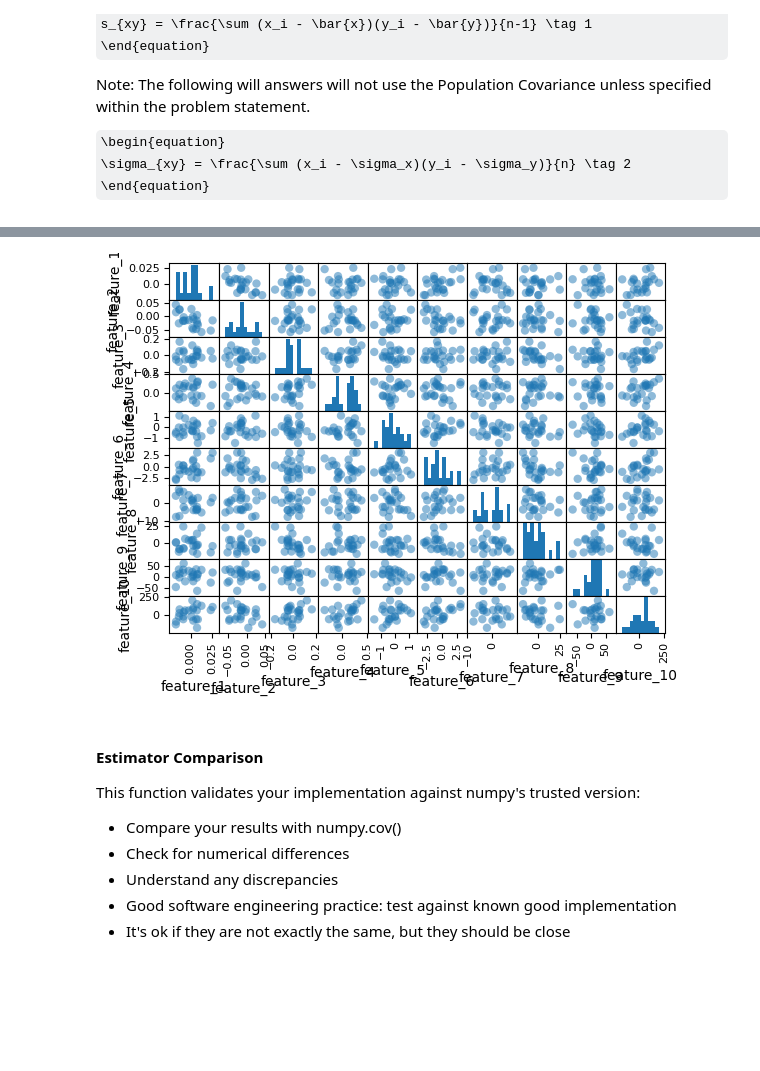
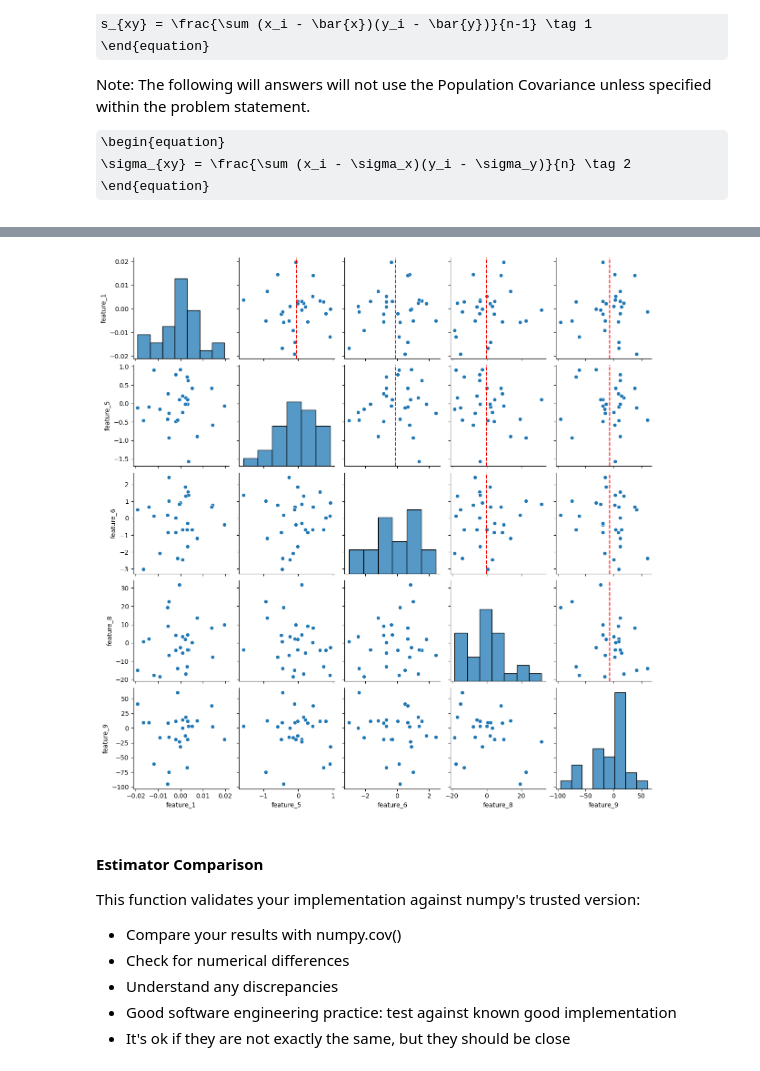
Before and after one commit to JoeCool-Engineer/project-1, a Jupyter notebook: sensor_data_alt.ipynb, the cells around one changed output, grey strips where cells are left out. Drawn from its saved outputs; the diff is of its cells as text; code cells hidden in the pictures; some formulas as TeX source; blank space fills up the shorter version.

```diff
--- a/sensor_data_alt.ipynb
+++ b/sensor_data_alt.ipynb
@@ -119,9 +122,10 @@ Note: The following will answers will not use the Population Covariance unless s
 \sigma_{xy} = \frac{\sum (x_i - \sigma_x)(y_i - \sigma_y)}{n} \tag 2
 \end{equation}
 # %%
+"""
 def estimate_covariance(X: np.ndarray,
                        centered: bool = True) -> np.ndarray:
-    """
+
     Compute sample covariance matrix from data
 
     Args:
@@ -145,6 +149,19 @@ def estimate_covariance(X: np.ndarray,
     # - Look up numpy's mean() function parameters
     # - Think about matrix multiplication with transpose
     # - Consider how to verify your result is symmetric
+"""
+def rand_cols( features, min, max):
+    random_list = []
+    for i in range(features):
+        r = random.randint(min, max)
+        if r not in random_list:
+            random_list.append(r)
+    return random_list
+"""
+def rand_cols(features, min_value, max_value):
+    if max_value - min_value + 1 < features:
+        raise ValueError('The number of features exceeds the range of values')
+    return random.sample(range(min_value, max_value + 1), features)
 
 def random_rows(length, min_value, max_value):
     random_list = []
@@ -155,16 +172,43 @@ def random_rows(length, min_value, max_value):
             random_list.append(r)
     return random_list
 
-list_length = 25
+# Generate random list of integers for selecting columns
+n_features = 5
+min_feature = 0
+max_feature = 9
+
+# Generate random list of integers for selecting rows
+n_samples = 30
 minimum_value = 1
 maximum_value = 100
 
-random_integer_list = random_rows(list_length, minimum_value, maximum_value)
-#print(random_integer_list)
-row_select = df.loc[random_integer_list]
-row_mean = row_select.mean(axis=0)
-print(row_mean)
+select_col = rand_cols(n_features, min_feature, max_feature)
+sort_col = sorted(select_col)
+sensor_df = pd.read_csv(filename, usecols=sort_col)
 
-pd.plotting.scatter_matrix(row_select, marker='o', range_padding=0.35)
-plt.show()
+# Generate random list of integers
+random_integer_list = random_rows(n_samples, minimum_value, maximum_value)
+row_sorted = sorted(random_integer_list)
+# Convert DataFrame to NumPy array
+#np_array = df.values
+#row_index = np_array[random_integer_list] # Select random rows
+
+selected_rows = sensor_df.iloc[row_sorted]
+pairplot = sns.pairplot(selected_rows)
+
+#Mean of selected rows of data
+#print(selected_rows.mean(axis=0))
+
+means_centered = selected_rows.mean()
+for index, row in selected_rows.iterrows():
+    print(row)
+    print(row - means_centered)
+    print("\n")
+
+for i, j in zip(*np.triu_indices_from(pairplot.axes, 1)):
+    ax_centered = pairplot.axes[i, j]
+    # Add vertical line at mean of x-axis
+    ax_centered.axvline(means_centered[j], color='r', linestyle='--')
+    # Add horizontal line at mean of y-axis
+    #ax_centered.axhline(means_centered[i], color='r', linestyle='--')
 # %% [output]
@@ -182,4 +232,4 @@ dtype: float64
-[figure, old version]
+[figure, new version]
 # %% [markdown]
 #### Estimator Comparison
 
```
Also changed, not shown: parts of 4 cells of this notebook, 4 other files.
